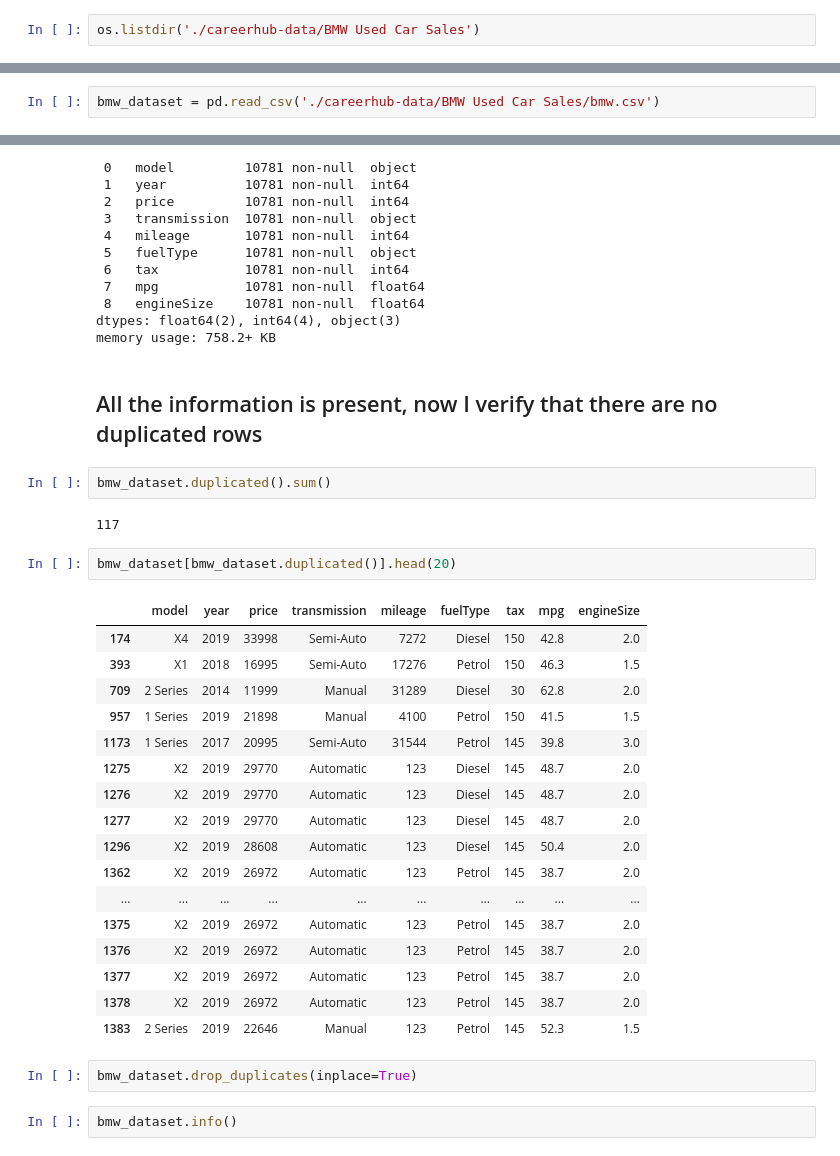
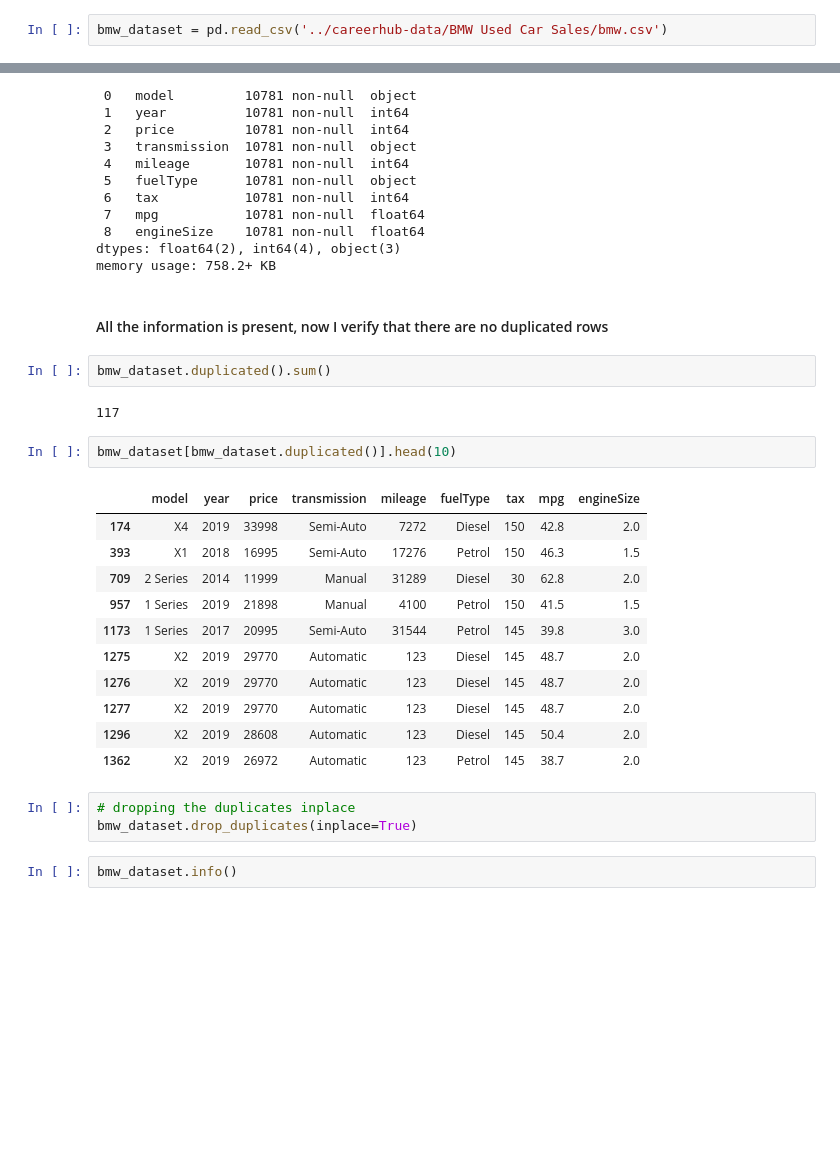
Before and after one commit to johncalesp/datacamp_casestudy, a Jupyter notebook: datatamp-certification.ipynb, the cells around one changed output, grey strips where cells are left out. Drawn from its saved outputs; the diff is of its cells as text; blank space fills up the shorter version.

```diff
--- a/datatamp-certification.ipynb
+++ b/datatamp-certification.ipynb
@@ -136,2 +140,2 @@ sns.set()
 # %%
-os.listdir('./careerhub-data/BMW Used Car Sales')
+bmw_dataset = pd.read_csv('../careerhub-data/BMW Used Car Sales/bmw.csv')
@@ -142,5 +142,3 @@ os.listdir('./careerhub-data/BMW Used Car Sales')
-# %%
-bmw_dataset = pd.read_csv('./careerhub-data/BMW Used Car Sales/bmw.csv')
 # %%
 bmw_dataset.info()
 # %% [output]
@@ -161,32 +159,27 @@ Data columns (total 9 columns):
 dtypes: float64(2), int64(4), object(3)
 memory usage: 758.2+ KB
 # %% [markdown]
-## All the information is present, now I verify that there are no duplicated rows
+#### All the information is present, now I verify that there are no duplicated rows
 # %%
 bmw_dataset.duplicated().sum()
 # %% [output]
 117
 # %%
-bmw_dataset[bmw_dataset.duplicated()].head(20)
+bmw_dataset[bmw_dataset.duplicated()].head(10)
 # %% [output]
 |  | model | year | price | transmission | mileage | fuelType | tax | mpg | engineSize |
 | 174 | X4 | 2019 | 33998 | Semi-Auto | 7272 | Diesel | 150 | 42.8 | 2.0 |
 | 393 | X1 | 2018 | 16995 | Semi-Auto | 17276 | Petrol | 150 | 46.3 | 1.5 |
 | 709 | 2 Series | 2014 | 11999 | Manual | 31289 | Diesel | 30 | 62.8 | 2.0 |
 | 957 | 1 Series | 2019 | 21898 | Manual | 4100 | Petrol | 150 | 41.5 | 1.5 |
 | 1173 | 1 Series | 2017 | 20995 | Semi-Auto | 31544 | Petrol | 145 | 39.8 | 3.0 |
 | 1275 | X2 | 2019 | 29770 | Automatic | 123 | Diesel | 145 | 48.7 | 2.0 |
 | 1276 | X2 | 2019 | 29770 | Automatic | 123 | Diesel | 145 | 48.7 | 2.0 |
 | 1277 | X2 | 2019 | 29770 | Automatic | 123 | Diesel | 145 | 48.7 | 2.0 |
 | 1296 | X2 | 2019 | 28608 | Automatic | 123 | Diesel | 145 | 50.4 | 2.0 |
 | 1362 | X2 | 2019 | 26972 | Automatic | 123 | Petrol | 145 | 38.7 | 2.0 |
-| ... | ... | ... | ... | ... | ... | ... | ... | ... | ... |
-| 1375 | X2 | 2019 | 26972 | Automatic | 123 | Petrol | 145 | 38.7 | 2.0 |
-| 1376 | X2 | 2019 | 26972 | Automatic | 123 | Petrol | 145 | 38.7 | 2.0 |
-| 1377 | X2 | 2019 | 26972 | Automatic | 123 | Petrol | 145 | 38.7 | 2.0 |
-| 1378 | X2 | 2019 | 26972 | Automatic | 123 | Petrol | 145 | 38.7 | 2.0 |
-| 1383 | 2 Series | 2019 | 22646 | Manual | 123 | Petrol | 145 | 52.3 | 1.5 |
 # %%
+# dropping the duplicates inplace
 bmw_dataset.drop_duplicates(inplace=True)
 # %%
 bmw_dataset.info()
```
Also changed, not shown: parts of 35 cells of this notebook, 7 other files.
